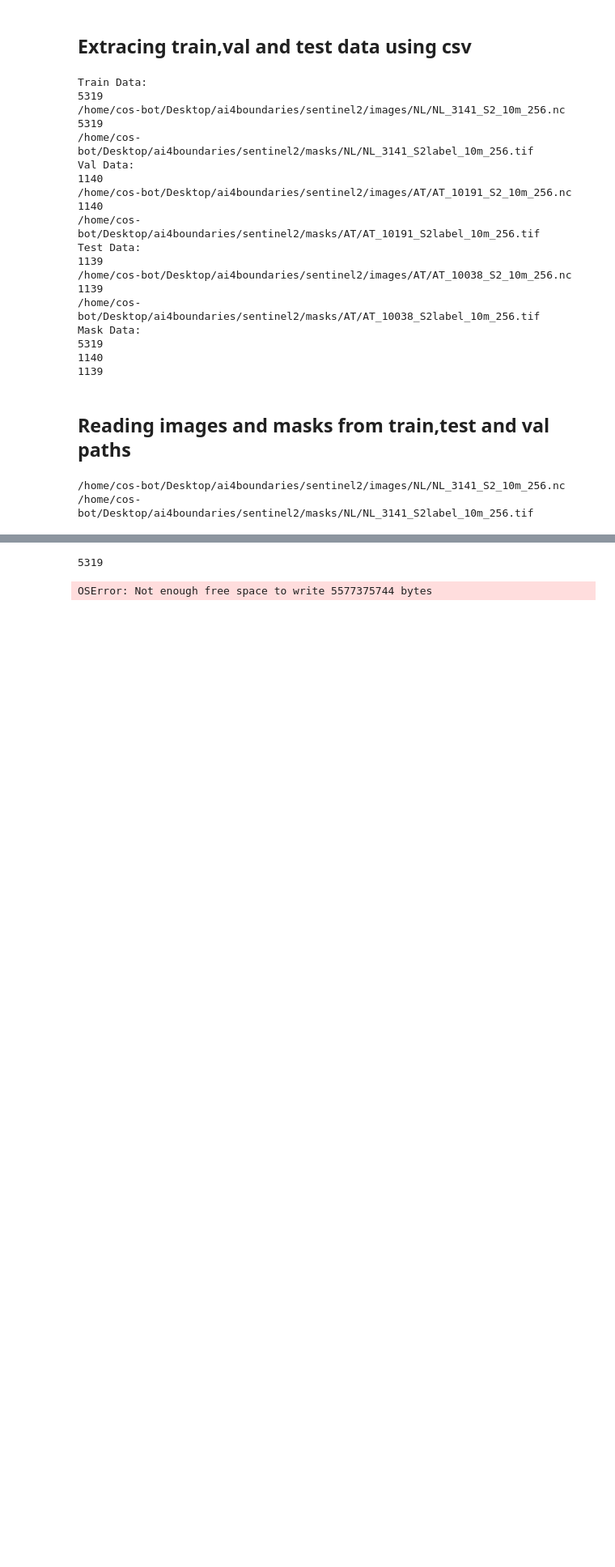
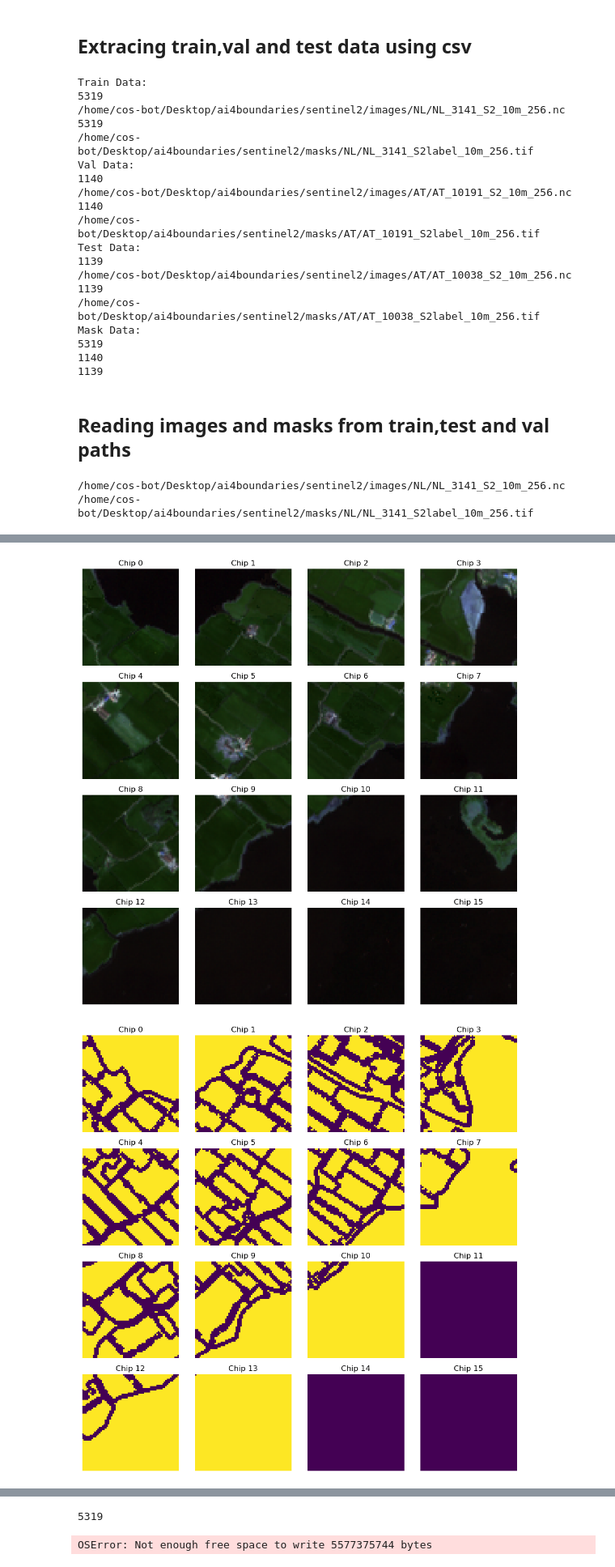
Before and after one commit to GlobetrotterCoder/Field_Boundary_Detection, a Jupyter notebook: 2.ipynb, the cells around one changed output, grey strips where cells are left out. Shown at 81% size. Saved outputs shown, nothing was run; the diff lists cells and outputs as text; code cells hidden in the pictures; blank space fills up the shorter version.

```diff
--- a/2.ipynb
+++ b/2.ipynb
@@ -223,3 +224,5 @@ for img_path in train_img_path:
 #     # Stack the normalized bands
 #     stacked_image = np.dstack((normalized_B2, normalized_B3, normalized_B4,normalized_B8))
 #     X_test.append(stacked_image)
+# %%
+img=X_train[0]
@@ -225,0 +277,54 @@ for img_path in train_img_path:
+# %%
+def split_image_into_chips(image, chip_size):
+    height, width = image.shape[:2]
+    chips = []
+
+    for y in range(0, height, chip_size):
+        for x in range(0, width, chip_size):
+            chip = image[y:y+chip_size, x:x+chip_size]
+            if chip.shape[:2] == (chip_size, chip_size):  # Ensure the chip is the desired size
+                chips.append(chip)
+
+    return chips
+
+# Assuming 'image' is a loaded image as a numpy array
+
+# Define the chip size
+chip_size = 64  # You can change this to 64 for 64x64 chips
+
+# Split the image into chips
+chips = split_image_into_chips(img[:,:,:3], chip_size)
+chips_mask = split_image_into_chips(1-band2, chip_size)
+
+def plot_chips(chips):
+    num_chips = len(chips)
+    rows = int(num_chips**0.5)
+    cols = (num_chips + rows - 1) // rows
+
+    fig, axes = plt.subplots(rows, cols, figsize=(10, 10))
+
+    for i, chip in enumerate(chips):
+        row = i // cols
+        col = i % cols
+        ax = axes[row, col] if rows > 1 else axes[col]
+        ax.imshow(chip)
+        ax.axis('off')
+        ax.set_title(f'Chip {i}')
+
+    # Remove empty subplots
+    for i in range(num_chips, rows * cols):
+        row = i // cols
+        col = i % cols
+        ax = axes[row, col] if rows > 1 else axes[col]
+        ax.axis('off')
+
+    plt.tight_layout()
+    plt.show()
+
+
+# Plot the chips
+plot_chips(chips)
+plot_chips(chips_mask)
+# %% [output]
+[figure, added]
+[figure, added]
```
Also changed, not shown: parts of 6 cells of this notebook.
